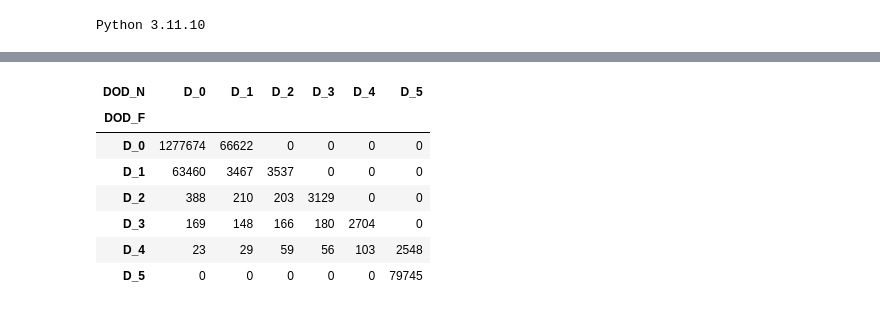
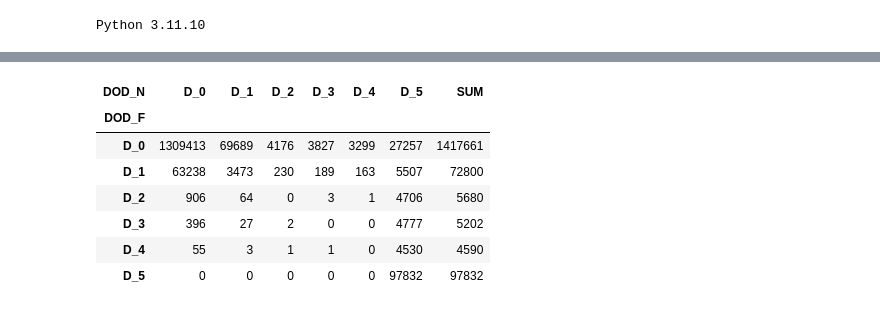
Before and after one commit to il-giza/Bank_SandBox, a Jupyter notebook: matrix_migration/generator_of_portfolio.ipynb, the cells around one changed output, grey strips where cells are left out. Drawn from its saved outputs; the diff is of its cells as text; code cells hidden in the pictures.

```diff
--- a/matrix_migration/generator_of_portfolio.ipynb
+++ b/matrix_migration/generator_of_portfolio.ipynb
@@ -299,0 +458,16 @@ D[D['DOD_ID_N'].isna()]
+# %%
+D_v1 = D.copy()
+D_v2 = D.copy()
+# %%
+# 1 - Удалим
+# Это контракты, которые были погашены
+ix = D_v1['DOD_ID_N'].isna()
+D_v1 = D_v1[~ix]
+D_v1.shape
+
+# 2 - переопределим в просрочку в 0, если а прошлом периоде не было списания, иначе 5
+ix_0 = (D_v2['DOD_ID_N'].isna()) & (D_v2['WRTOFF_ID_F'] == 0)
+ix_5 = (D_v2['DOD_ID_N'].isna()) & (D_v2['WRTOFF_ID_F'] == 1)
+D_v2.loc[ix_0,'DOD_ID_N'] = 0
+D_v2.loc[ix_5,'DOD_ID_N'] = 5
+D_v2.shape
@@ -300,10 +476,13 @@ D[D['DOD_ID_N'].isna()]
 # %%
-D['DOD_F'] = D['DOD_ID_F'].apply(lambda x: 'D_%s'%x)
-D['DOD_N'] = D['DOD_ID_N'].apply(lambda x: 'D_%s'%x)
+D_v1['DOD_F'] = D_v1['DOD_ID_F'].apply(lambda x: 'D_%s'%x)
+D_v1['DOD_N'] = D_v1['DOD_ID_N'].apply(lambda x: 'D_%s'%x)
+
+D_v2['DOD_F'] = D_v2['DOD_ID_F'].apply(lambda x: 'D_%s'%x)
+D_v2['DOD_N'] = D_v2['DOD_ID_N'].apply(lambda x: 'D_%s'%x)
 # %%
-M = D.groupby([#'SD',
+M_v1 = D_v1.fillna(-1).groupby([#'SD',
                'DOD_F','WRTOFF_ID_F','CLOSED_ID_F','DOD_N','WRTOFF_ID_N','CLOSED_ID_N']
              )['CNTR_ID'].count().reset_index()
-M
+M_v1
 # %% [output]
 |  | DOD_F | WRTOFF_ID_F | CLOSED_ID_F | DOD_N | WRTOFF_ID_N | CLOSED_ID_N | CNTR_ID |
@@ -326,12 +528,13 @@ M
 # %%
-MM = M.pivot_table(index='DOD_F', columns='DOD_N', values='CNTR_ID', aggfunc='sum', fill_value=0)
-MM
+MM_v1 = M_v1.pivot_table(index='DOD_F', columns='DOD_N', values='CNTR_ID', aggfunc='sum', fill_value=0)
+MM_v1['SUM'] = MM_v1.sum(axis=1)
+MM_v1
 # %% [output]
-| DOD_N | D_0 | D_1 | D_2 | D_3 | D_4 | D_5 |
-| DOD_F |  |  |  |  |  |  |
-| D_0 | 1277674 | 66622 | 0 | 0 | 0 | 0 |
-| D_1 | 63460 | 3467 | 3537 | 0 | 0 | 0 |
-| D_2 | 388 | 210 | 203 | 3129 | 0 | 0 |
-| D_3 | 169 | 148 | 166 | 180 | 2704 | 0 |
-| D_4 | 23 | 29 | 59 | 56 | 103 | 2548 |
-| D_5 | 0 | 0 | 0 | 0 | 0 | 79745 |
+| DOD_N | D_0 | D_1 | D_2 | D_3 | D_4 | D_5 | SUM |
+| DOD_F |  |  |  |  |  |  |  |
+| D_0 | 1309413 | 69689 | 4176 | 3827 | 3299 | 27257 | 1417661 |
+| D_1 | 63238 | 3473 | 230 | 189 | 163 | 5507 | 72800 |
+| D_2 | 906 | 64 | 0 | 3 | 1 | 4706 | 5680 |
+| D_3 | 396 | 27 | 2 | 0 | 0 | 4777 | 5202 |
+| D_4 | 55 | 3 | 1 | 1 | 0 | 4530 | 4590 |
+| D_5 | 0 | 0 | 0 | 0 | 0 | 97832 | 97832 |
```
Also changed, not shown: parts of 60 cells of this notebook, 1 other file.
